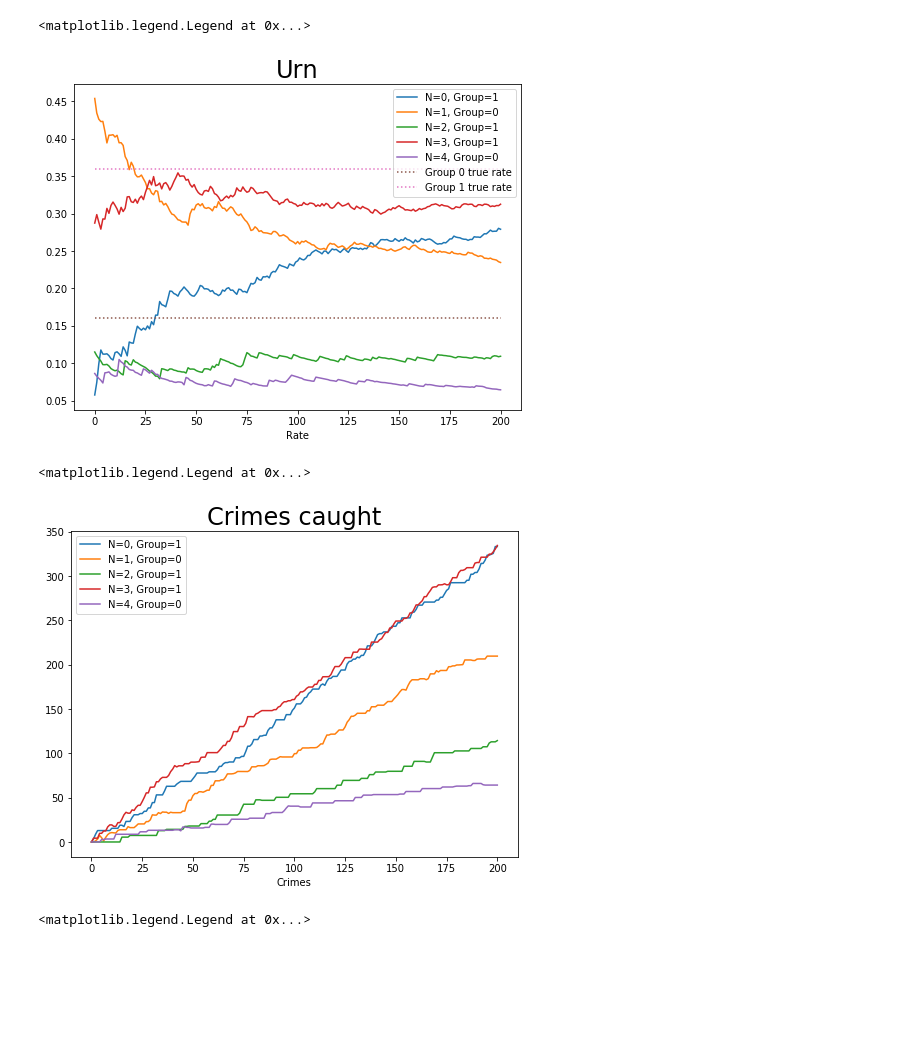
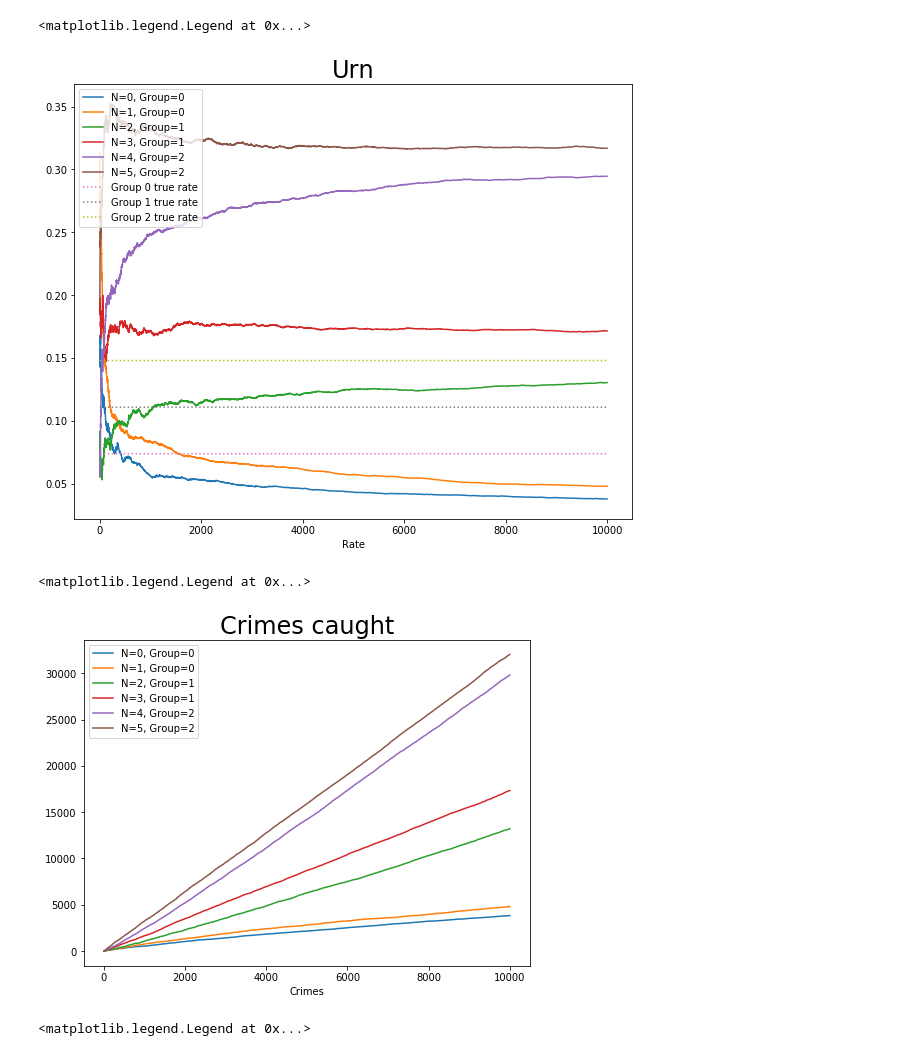
Before and after one commit to JuanMoreno11/Replication_feedback, a Jupyter notebook: No se lo que hago/CasoBase.ipynb, the cells around one changed output. Saved outputs shown, nothing was run; the diff lists cells and outputs as text; code cells hidden in the pictures; blank space fills up the shorter version.

```diff
--- a/No se lo que hago/CasoBase.ipynb
+++ b/No se lo que hago/CasoBase.ipynb
@@ -92,29 +92,29 @@ def simulate_n_periods(environment, n, verbose=False):
 
     return environment, history_rate_urn, history_urn, history_rewards, history_residuals
 # %%
-number_neighborhoods=5
-world=Environment(urn=[10,79,20,50,15], groups=[1,0,1,1,0], mius=[2,3], noise=[2,2],tao=2,
+number_neighborhoods=6
+world=Environment(urn=[40,80,20,50,15, 50], groups=[0,0,1,1,2,2], mius=[2,3,4], noise=[2,2,2],tao=3,
                   rewards=[0]*number_neighborhoods, residuals=[0]*number_neighborhoods)
 # %%
-world,history_rate_urn, history_urn, history_rewards, history_residuals=simulate_n_periods(world, 200, verbose=False)
+world,history_rate_urn, history_urn, history_rewards, history_residuals=simulate_n_periods(world, 10000, verbose=False)
 # %%
 x_size=(len(history_rate_urn))
 group_sizes=[world.groups.count(i)/len(world.groups) for i in list(set(world.groups))]
 
 
-plt.figure(figsize=(8,6))
+plt.figure(figsize=(10,8))
 plt.title('Urn', fontsize=24)
 for i in range(number_neighborhoods):
     plt.plot([j[i] for j in history_rate_urn], label='N='+str(i)+', Group='+str(world.groups[i]))
 for i in range(len(world.mius)):
     plt.plot([(world.mius[i]*group_sizes[i]/sum(world.mius))]*x_size,
              label='Group '+str(i)+' true rate', ls=':')
 plt.xlabel('Period')
 plt.xlabel('Rate')
 plt.legend()
 # %% [output]
 <matplotlib.legend.Legend at 0x...>
-[figure, old version]
+[figure, new version]
 # %%
 plt.figure(figsize=(8,6))
 plt.title('Crimes caught', fontsize=24)
@@ -125,7 +125,7 @@ plt.xlabel('Crimes')
 plt.legend()
 # %% [output]
 <matplotlib.legend.Legend at 0x...>
-[figure, old version]
+[figure, new version]
 # %%
 plt.figure(figsize=(8,6))
 plt.title('Crimes not caught', fontsize=24)
```
Also changed, not shown: 1 other file.
